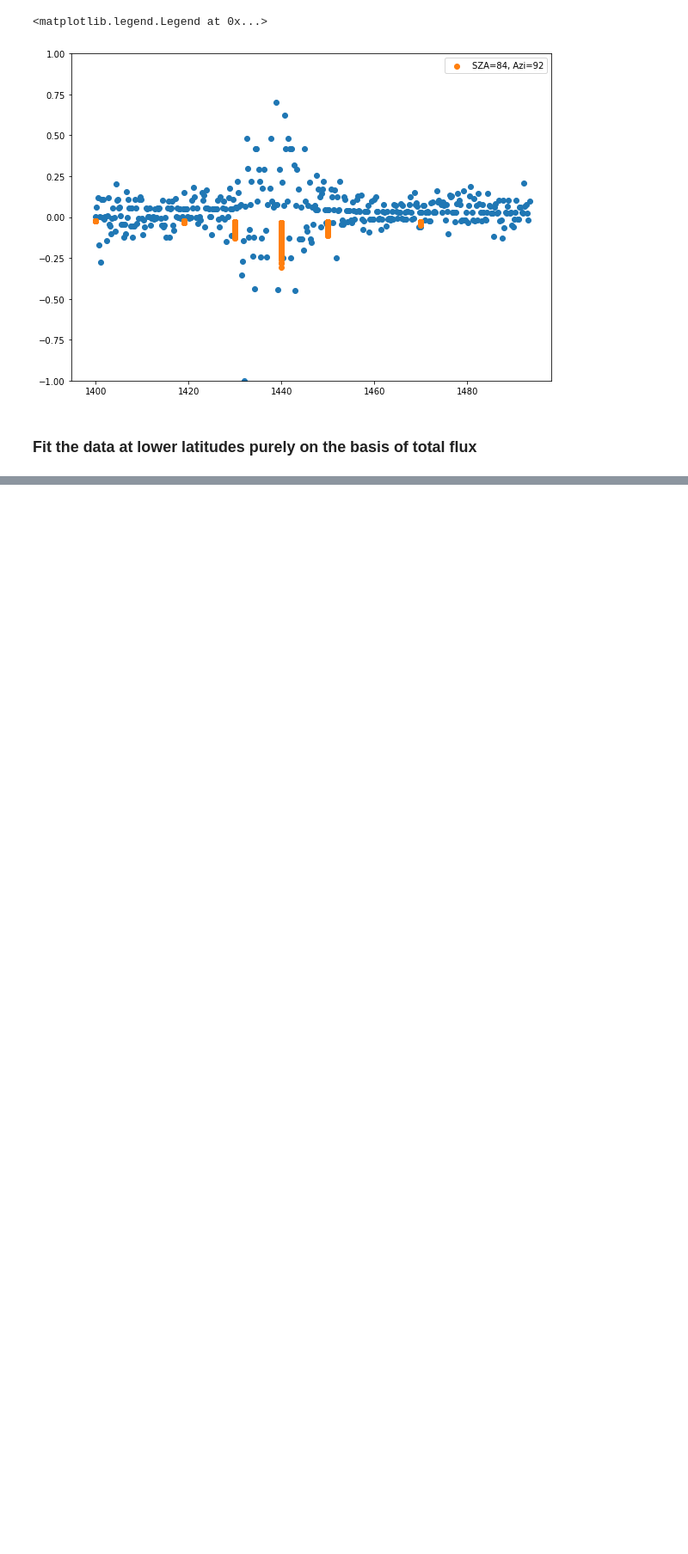
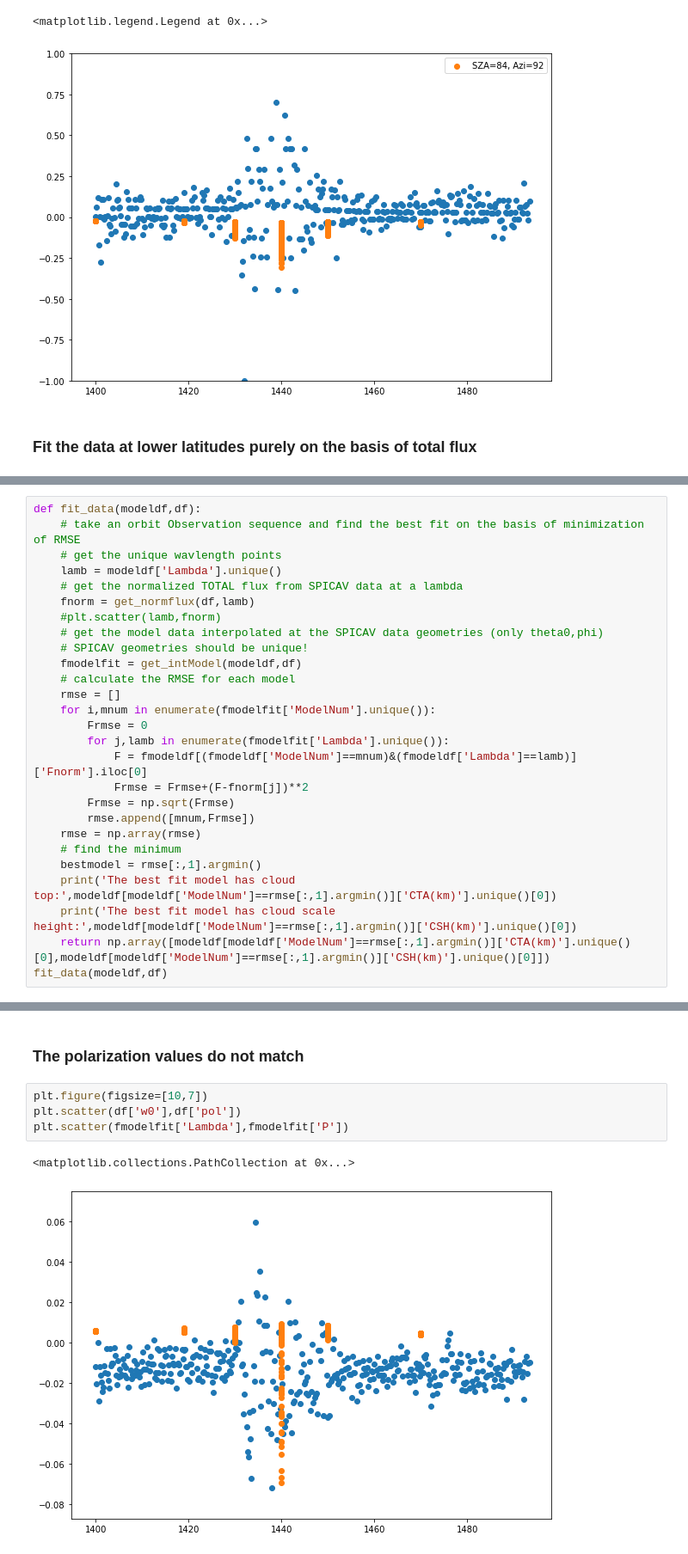
Before and after one commit to gouravmahapatra/VenusAbsorptionRetrival, a Jupyter notebook: src/SPICAVdataexplore.ipynb, the cells around one changed output, grey strips where cells are left out. Shown at 86% size. Cells and saved outputs as stored; diff of their text form; blank space fills up the shorter version.

Commit message:
updated data notebook

```diff
--- a/src/SPICAVdataexplore.ipynb
+++ b/src/SPICAVdataexplore.ipynb
@@ -1218,0 +1255,27 @@ plt.scatter(lamb,fnorm)
+# %%
+def fit_data(modeldf,df):
+    # take an orbit Observation sequence and find the best fit on the basis of minimization of RMSE
+    # get the unique wavlength points
+    lamb = modeldf['Lambda'].unique()
+    # get the normalized TOTAL flux from SPICAV data at a lambda
+    fnorm = get_normflux(df,lamb)
+    #plt.scatter(lamb,fnorm)
+    # get the model data interpolated at the SPICAV data geometries (only theta0,phi)
+    # SPICAV geometries should be unique!
+    fmodelfit = get_intModel(modeldf,df)
+    # calculate the RMSE for each model
+    rmse = []
+    for i,mnum in enumerate(fmodelfit['ModelNum'].unique()):
+        Frmse = 0
+        for j,lamb in enumerate(fmodelfit['Lambda'].unique()):
+            F = fmodeldf[(fmodeldf['ModelNum']==mnum)&(fmodeldf['Lambda']==lamb)]['Fnorm'].iloc[0]
+            Frmse = Frmse+(F-fnorm[j])**2
+        Frmse = np.sqrt(Frmse)
+        rmse.append([mnum,Frmse])
+    rmse = np.array(rmse)
+    # find the minimum
+    bestmodel = rmse[:,1].argmin()
+    print('The best fit model has cloud top:',modeldf[modeldf['ModelNum']==rmse[:,1].argmin()]['CTA(km)'].unique()[0])
+    print('The best fit model has cloud scale height:',modeldf[modeldf['ModelNum']==rmse[:,1].argmin()]['CSH(km)'].unique()[0])
+    return np.array([modeldf[modeldf['ModelNum']==rmse[:,1].argmin()]['CTA(km)'].unique()[0],modeldf[modeldf['ModelNum']==rmse[:,1].argmin()]['CSH(km)'].unique()[0]])
+fit_data(modeldf,df)
@@ -1218,0 +1303,9 @@ plt.scatter(lamb,fnorm)
+# %% [markdown]
+### The polarization values do not match
+# %%
+plt.figure(figsize=[10,7])
+plt.scatter(df['w0'],df['pol'])
+plt.scatter(fmodelfit['Lambda'],fmodelfit['P'])
+# %% [output]
+<matplotlib.collections.PathCollection at 0x...>
+[figure, added]
```
Also changed, not shown: parts of 8 cells of this notebook, 1 other file.
